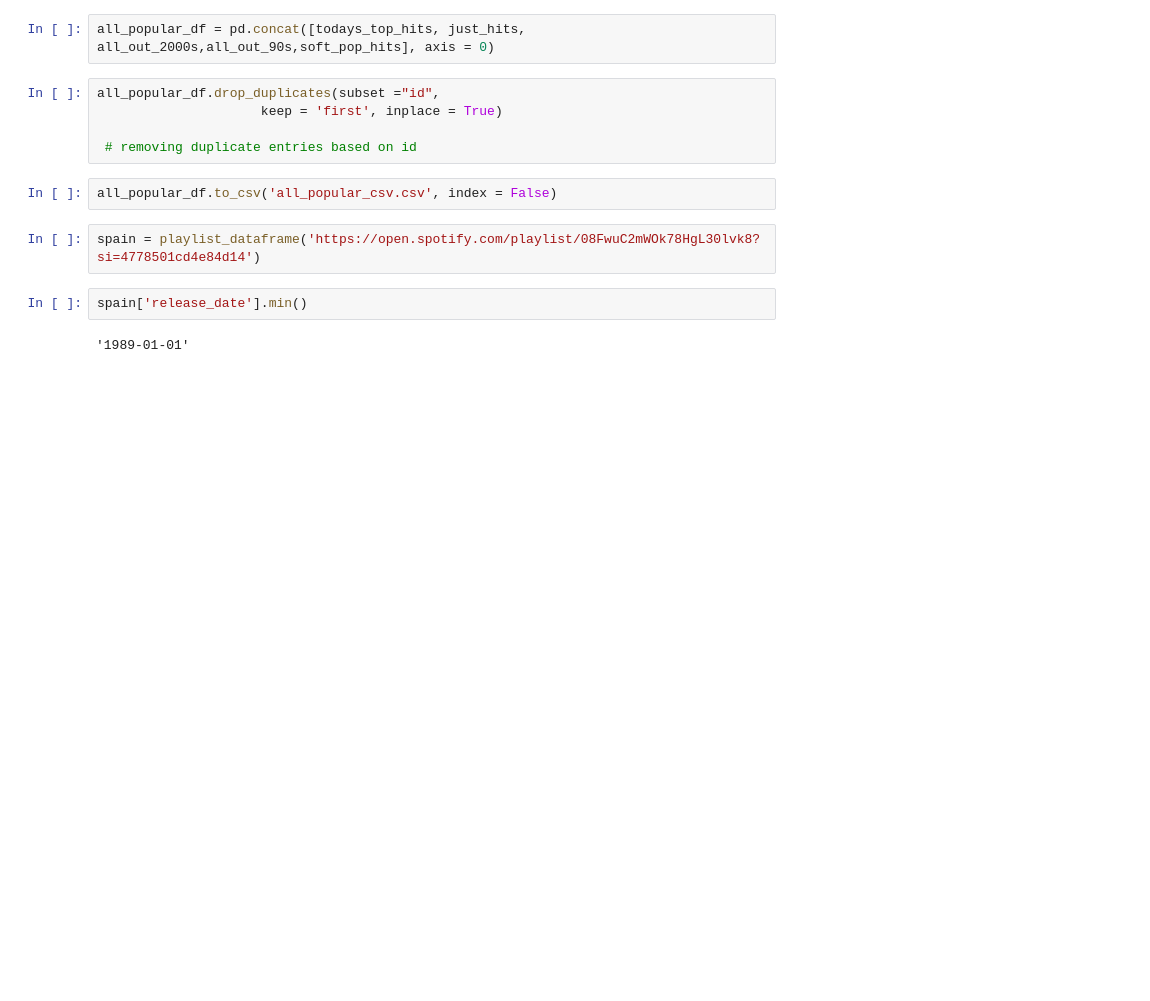
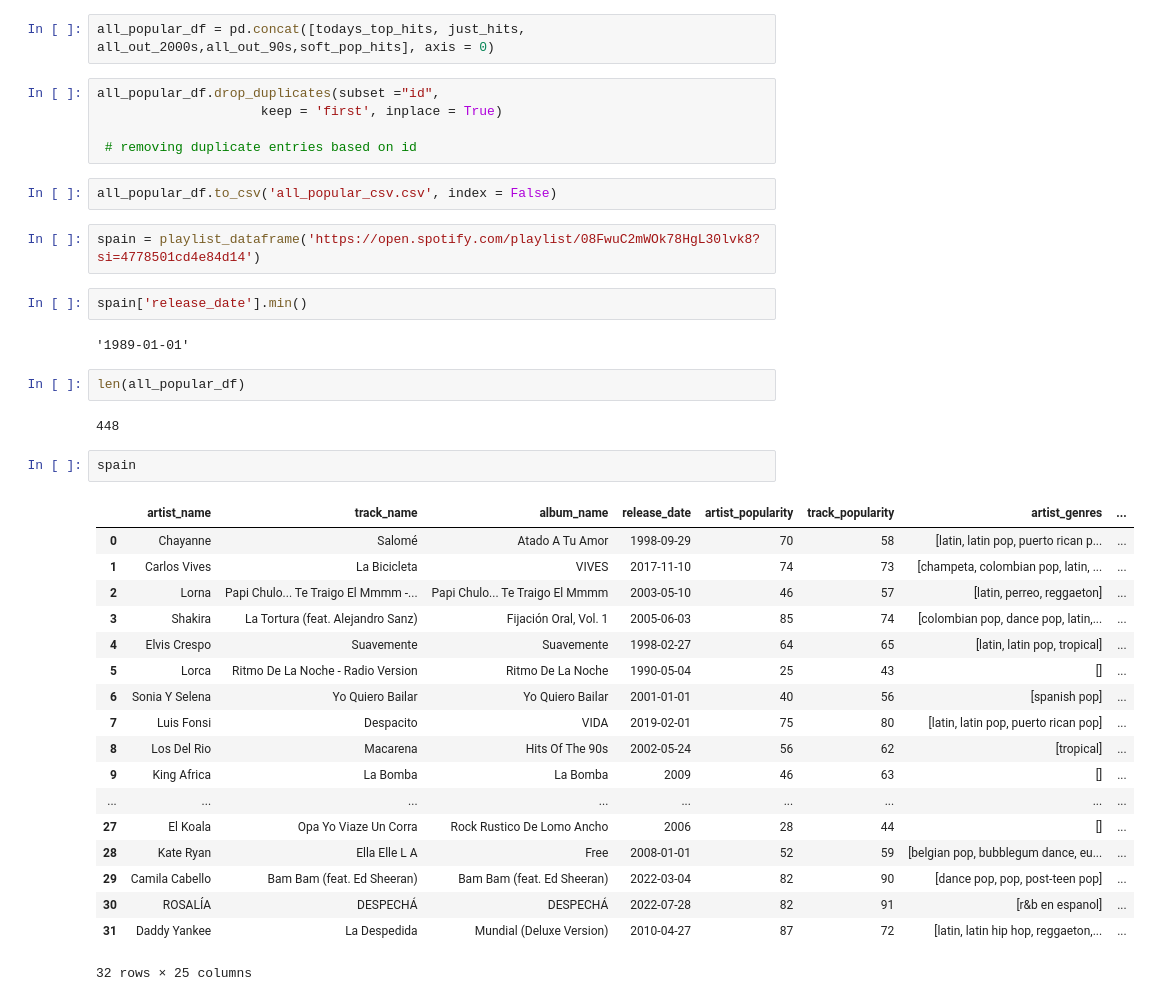
Before and after one commit to andersgom/macarenameter, a Jupyter notebook: spotify_api_rui.ipynb, the cells around one changed output. Saved outputs shown, nothing was run; the diff lists cells and outputs as text; blank space fills up the shorter version.

Commit message:
to tableau!!

```diff
--- a/spotify_api_rui.ipynb
+++ b/spotify_api_rui.ipynb
@@ -104,3 +104,28 @@ spain = playlist_dataframe('https://open.spotify.com/playlist/08FwuC2mWOk78HgL30
 spain['release_date'].min()
 # %% [output]
 '1989-01-01'
+# %%
+len(all_popular_df)
+# %% [output]
+448
+# %%
+spain
+# %% [output]
+|  | artist_name | track_name | album_name | release_date | artist_popularity | track_popularity | artist_genres | ... |
+| 0 | Chayanne | Salomé | Atado A Tu Amor | 1998-09-29 | 70 | 58 | [latin, latin pop, puerto rican p... | ... |
+| 1 | Carlos Vives | La Bicicleta | VIVES | 2017-11-10 | 74 | 73 | [champeta, colombian pop, latin, ... | ... |
+| 2 | Lorna | Papi Chulo... Te Traigo El Mmmm -... | Papi Chulo... Te Traigo El Mmmm | 2003-05-10 | 46 | 57 | [latin, perreo, reggaeton] | ... |
+| 3 | Shakira | La Tortura (feat. Alejandro Sanz) | Fijación Oral, Vol. 1 | 2005-06-03 | 85 | 74 | [colombian pop, dance pop, latin,... | ... |
+| 4 | Elvis Crespo | Suavemente | Suavemente | 1998-02-27 | 64 | 65 | [latin, latin pop, tropical] | ... |
+| 5 | Lorca | Ritmo De La Noche - Radio Version | Ritmo De La Noche | 1990-05-04 | 25 | 43 | [] | ... |
+| 6 | Sonia Y Selena | Yo Quiero Bailar | Yo Quiero Bailar | 2001-01-01 | 40 | 56 | [spanish pop] | ... |
+| 7 | Luis Fonsi | Despacito | VIDA | 2019-02-01 | 75 | 80 | [latin, latin pop, puerto rican pop] | ... |
+| 8 | Los Del Rio | Macarena | Hits Of The 90s | 2002-05-24 | 56 | 62 | [tropical] | ... |
+| 9 | King Africa | La Bomba | La Bomba | 2009 | 46 | 63 | [] | ... |
+| ... | ... | ... | ... | ... | ... | ... | ... | ... |
+| 27 | El Koala | Opa Yo Viaze Un Corra | Rock Rustico De Lomo Ancho | 2006 | 28 | 44 | [] | ... |
+| 28 | Kate Ryan | Ella Elle L A | Free | 2008-01-01 | 52 | 59 | [belgian pop, bubblegum dance, eu... | ... |
+| 29 | Camila Cabello | Bam Bam (feat. Ed Sheeran) | Bam Bam (feat. Ed Sheeran) | 2022-03-04 | 82 | 90 | [dance pop, pop, post-teen pop] | ... |
+| 30 | ROSALÍA | DESPECHÁ | DESPECHÁ | 2022-07-28 | 82 | 91 | [r&b en espanol] | ... |
+| 31 | Daddy Yankee | La Despedida | Mundial (Deluxe Version) | 2010-04-27 | 87 | 72 | [latin, latin hip hop, reggaeton,... | ... |
+32 rows × 25 columns
```
Also changed, not shown: parts of 2 cells of this notebook, 5 other files.
